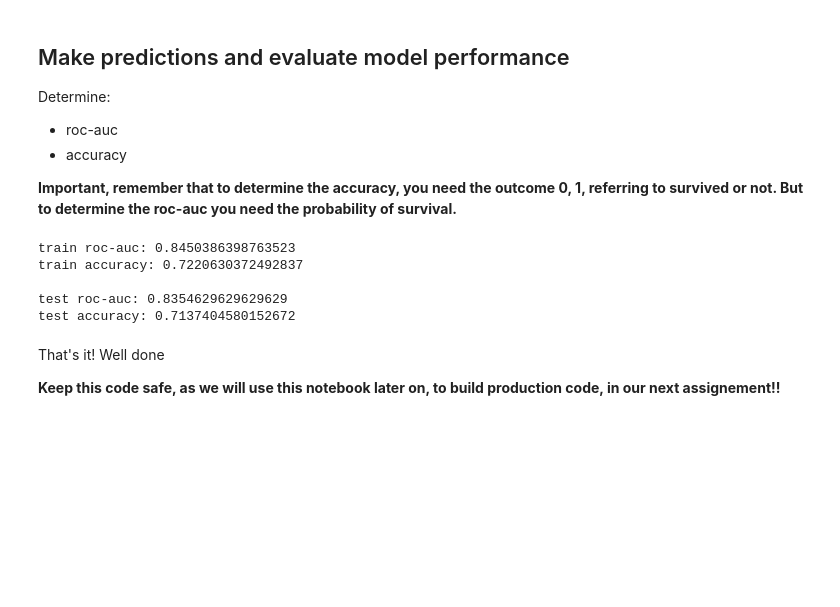
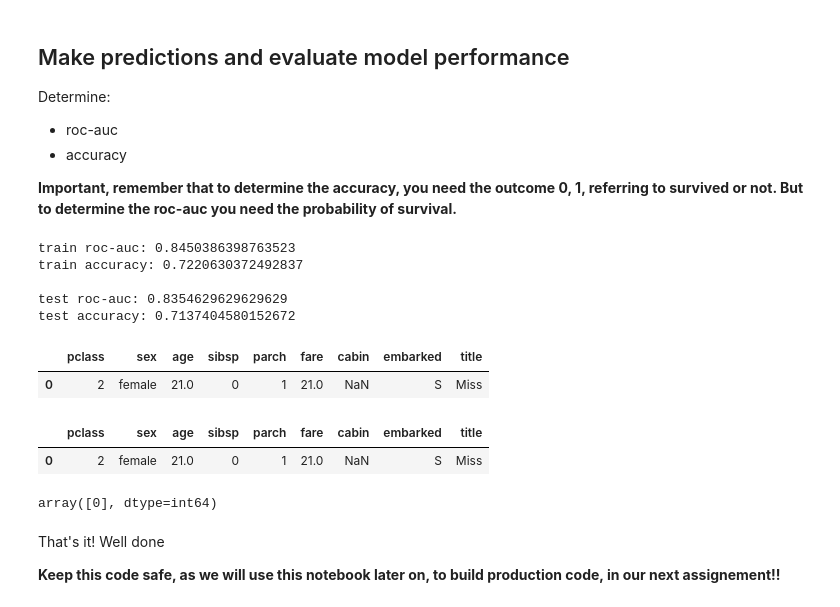
Before and after one commit to ssime-git/deploying-machine-learning-models, a Jupyter notebook: titanic-packaging/03-titanic-survival-research-pipeline.ipynb, the cells around one changed output. Drawn from its saved outputs; the diff is of its cells as text; code cells hidden in the pictures; blank space fills up the shorter version.

```diff
--- a/titanic-packaging/03-titanic-survival-research-pipeline.ipynb
+++ b/titanic-packaging/03-titanic-survival-research-pipeline.ipynb
@@ -298,3 +298,12 @@ train accuracy: 0.7220630372492837
 
 test roc-auc: 0.8354629629629629
 test accuracy: 0.7137404580152672
+# %%
+# input shape:
+Xinput = X_test.iloc[1,:].values
+pred_df = pd.DataFrame(Xinput).T
+pred_df.columns = X_test.columns
+pred_df
+# %% [output]
+|  | pclass | sex | age | sibsp | parch | fare | cabin | embarked | title |
+| 0 | 2 | female | 21.0 | 0 | 1 | 21.0 | NaN | S | Miss |
@@ -301,3 +312,12 @@ test accuracy: 0.7137404580152672
+# %%
+pd.DataFrame(Xinput.reshape(1,-1), columns=columns_name)
+# %% [output]
+|  | pclass | sex | age | sibsp | parch | fare | cabin | embarked | title |
+| 0 | 2 | female | 21.0 | 0 | 1 | 21.0 | NaN | S | Miss |
+# %%
+titanic_pipe.predict(pred_df)
+# %% [output]
+array([0], dtype=int64)
 # %% [markdown]
 That's it! Well done
 
```
Also changed, not shown: parts of 4 cells of this notebook, 2 other files.
